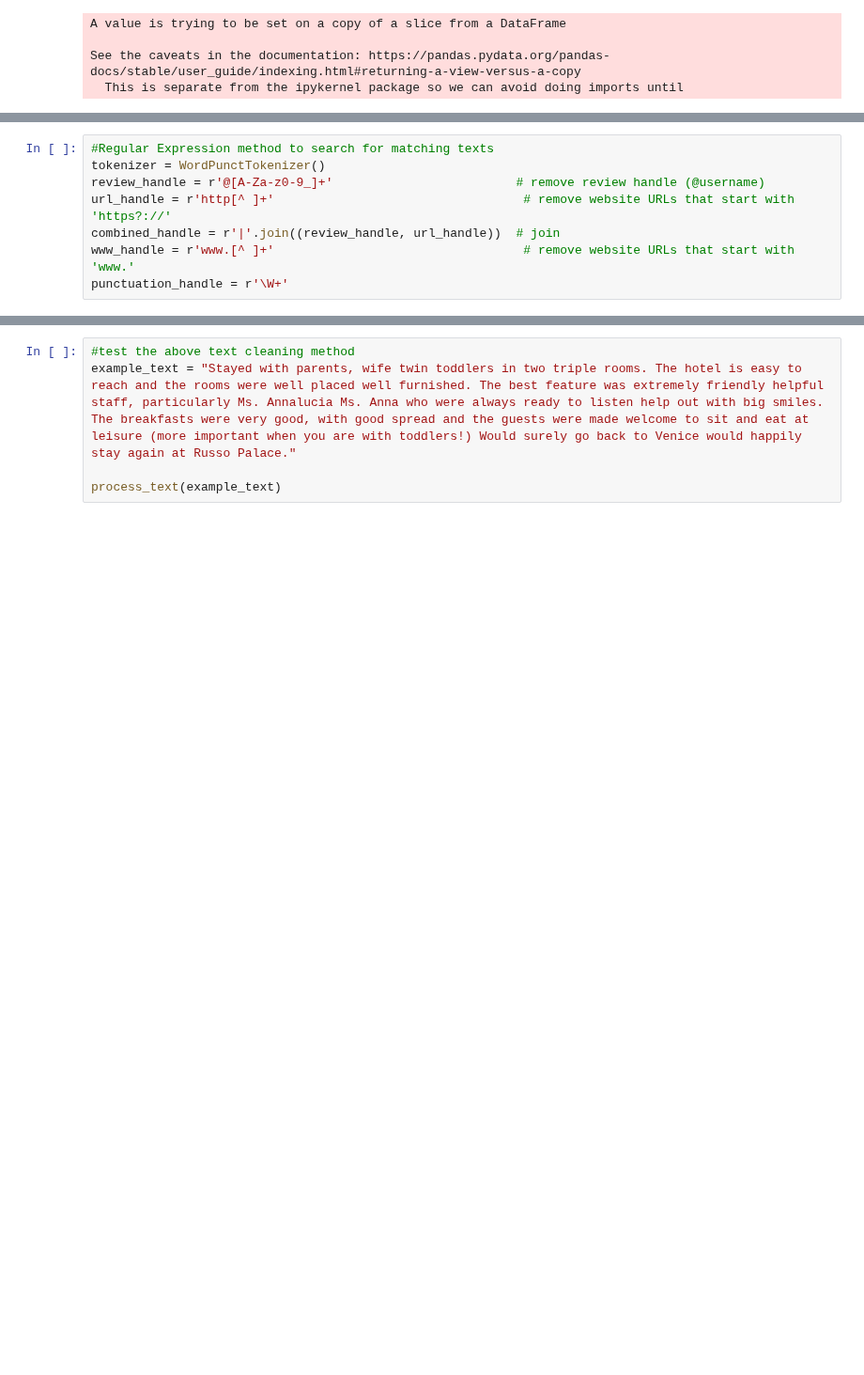
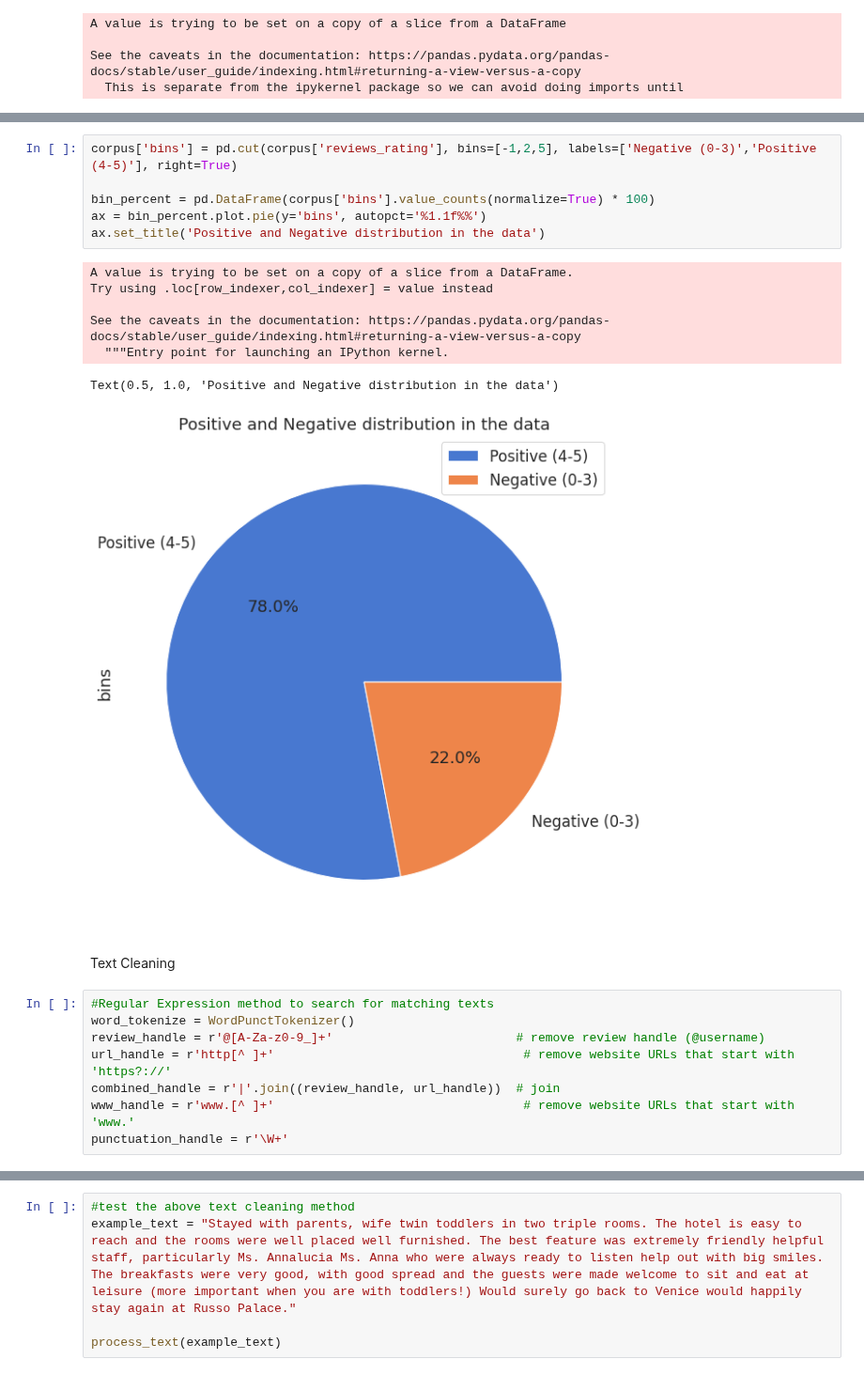
Before and after one commit to kristaLumbantoruan/PBA_Evlogimenos, a Jupyter notebook: NLP Project.ipynb, the cells around one changed output, grey strips where cells are left out. Shown at 94% size. Saved outputs shown, nothing was run; the diff lists cells and outputs as text; blank space fills up the shorter version.

```diff
--- a/NLP Project.ipynb
+++ b/NLP Project.ipynb
@@ -280,6 +256,22 @@ plt.xlabel("");
+# %%
+corpus['bins'] = pd.cut(corpus['reviews_rating'], bins=[-1,2,5], labels=['Negative (0-3)','Positive (4-5)'], right=True)
+
+bin_percent = pd.DataFrame(corpus['bins'].value_counts(normalize=True) * 100)
+ax = bin_percent.plot.pie(y='bins', autopct='%1.1f%%')
+ax.set_title('Positive and Negative distribution in the data')
+# %% [output]
+A value is trying to be set on a copy of a slice from a DataFrame.
+Try using .loc[row_indexer,col_indexer] = value instead
+
+See the caveats in the documentation: https://pandas.pydata.org/pandas-docs/stable/user_guide/indexing.html#returning-a-view-versus-a-copy
+  """Entry point for launching an IPython kernel.
+Text(0.5, 1.0, 'Positive and Negative distribution in the data')
+[figure, added]
+# %% [markdown]
+Text Cleaning
 # %%
 #Regular Expression method to search for matching texts
-tokenizer = WordPunctTokenizer()
+word_tokenize = WordPunctTokenizer()
 review_handle = r'@[A-Za-z0-9_]+'                         # remove review handle (@username)
 url_handle = r'http[^ ]+'                                  # remove website URLs that start with 'https?://'
 combined_handle = r'|'.join((review_handle, url_handle))  # join
```
Also changed, not shown: parts of 35 cells of this notebook.
